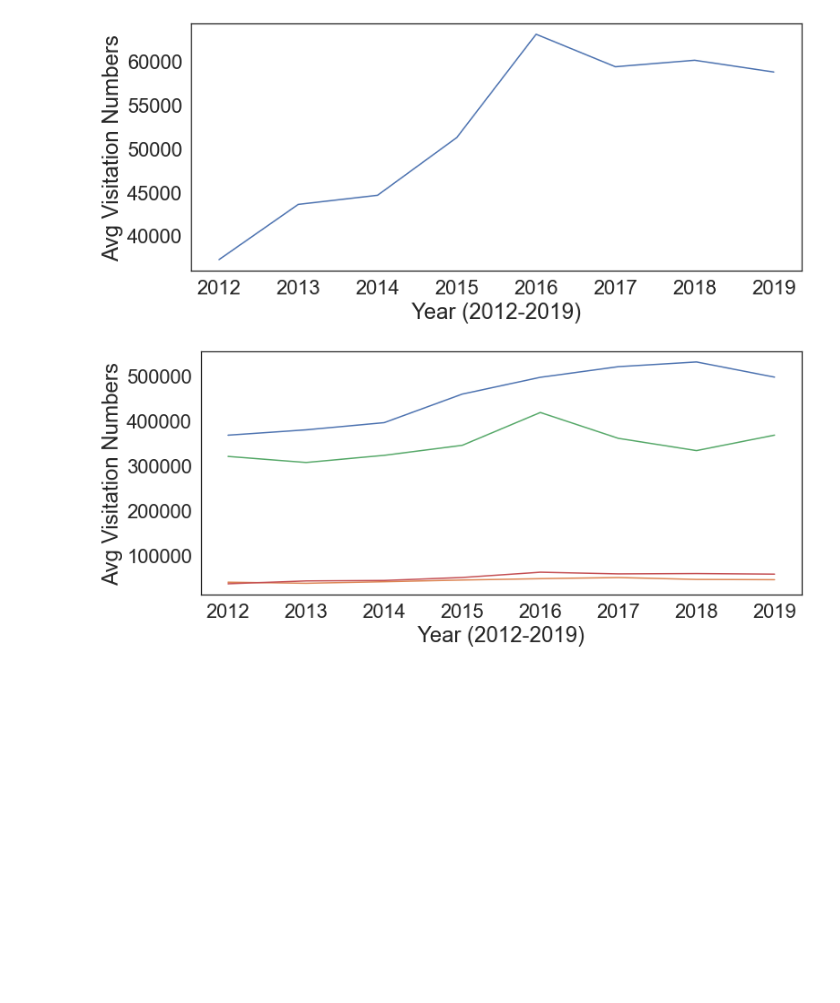
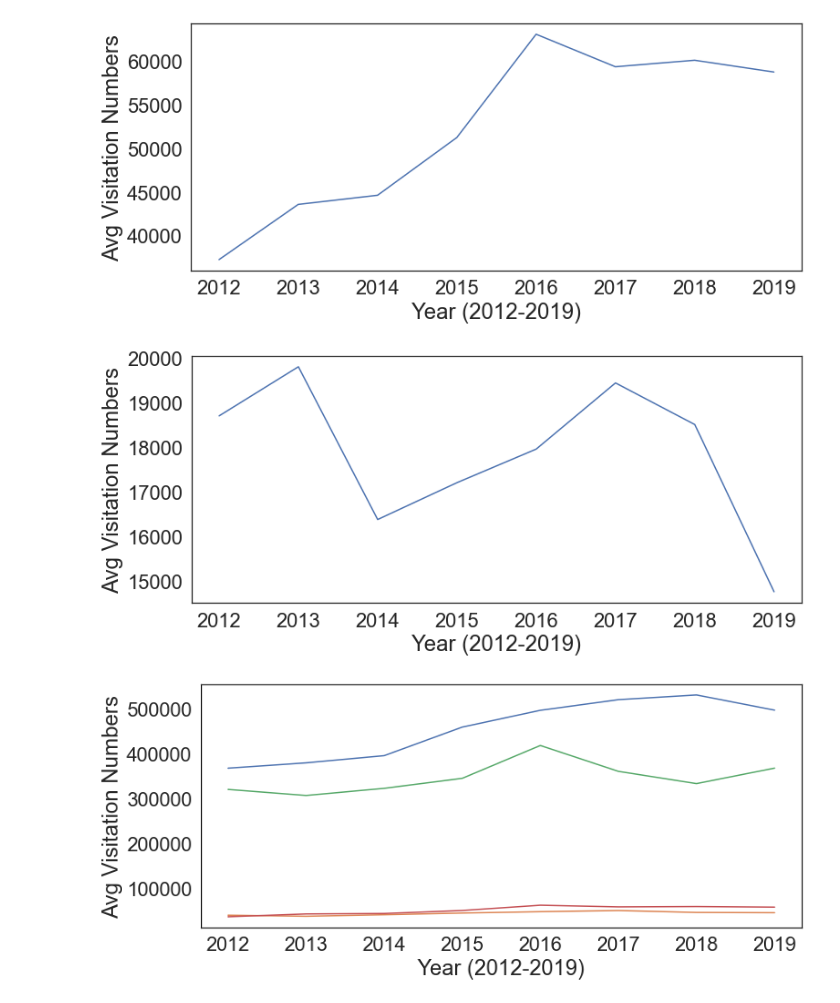
Before and after one commit to mqdhilla/COGS108_Repo, a Jupyter notebook: EDACheckpointGroup043-Wi22.ipynb, the cells around one changed output. Cells and saved outputs as stored; diff of their text form; code cells hidden in the pictures; blank space fills up the shorter version.

```diff
--- a/EDACheckpointGroup043-Wi22.ipynb
+++ b/EDACheckpointGroup043-Wi22.ipynb
@@ -450,6 +496,13 @@ plt.ylabel('Avg Visitation Numbers')
 plt.show()
 # %% [output]
 [figure]
+# %%
+plt.plot('Year', 'PINN Yearly Average Visitation Numbers', data=df_PINN_12_19)
+plt.xlabel('Year (2012-2019)')
+plt.ylabel('Avg Visitation Numbers')
+plt.show()
+# %% [output]
+[figure, added]
 # %%
 plt.plot('Year', 'GRCA Yearly Average Visitation Numbers', data=df_GRCA_12_19)
 plt.plot('Year', 'MEVE Yearly Average Visitation Numbers', data=df_MEVE_12_19)
```
Also changed, not shown: parts of 23 cells of this notebook.
